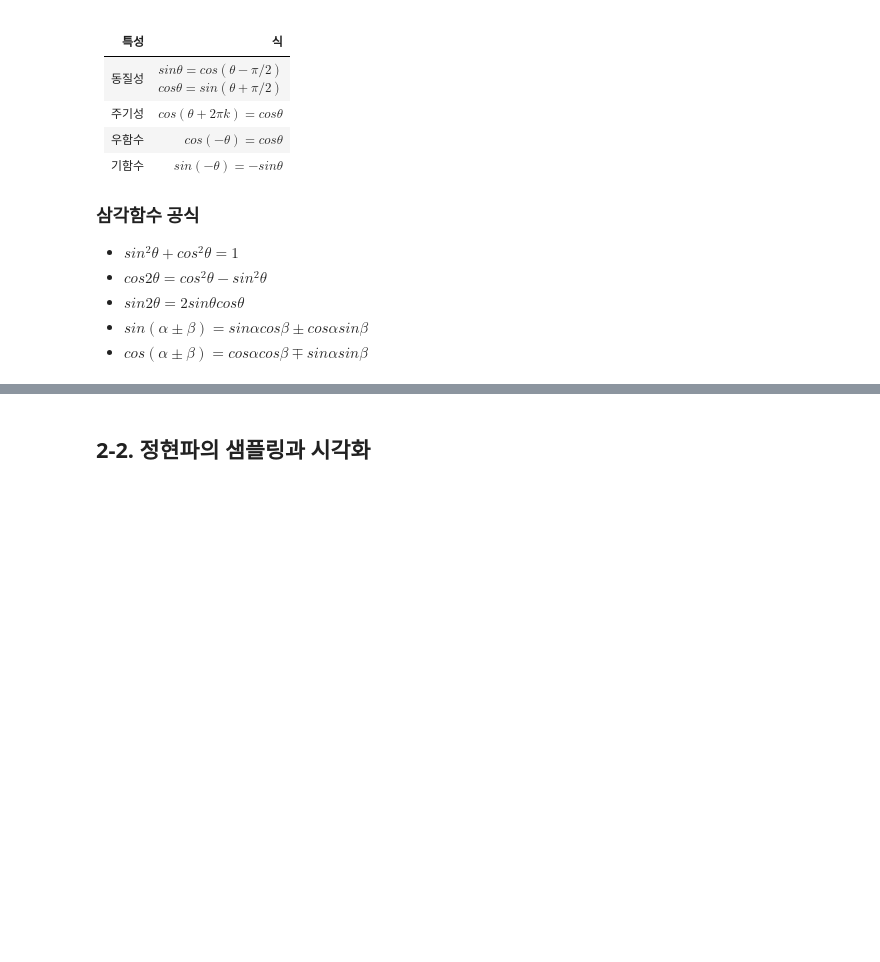
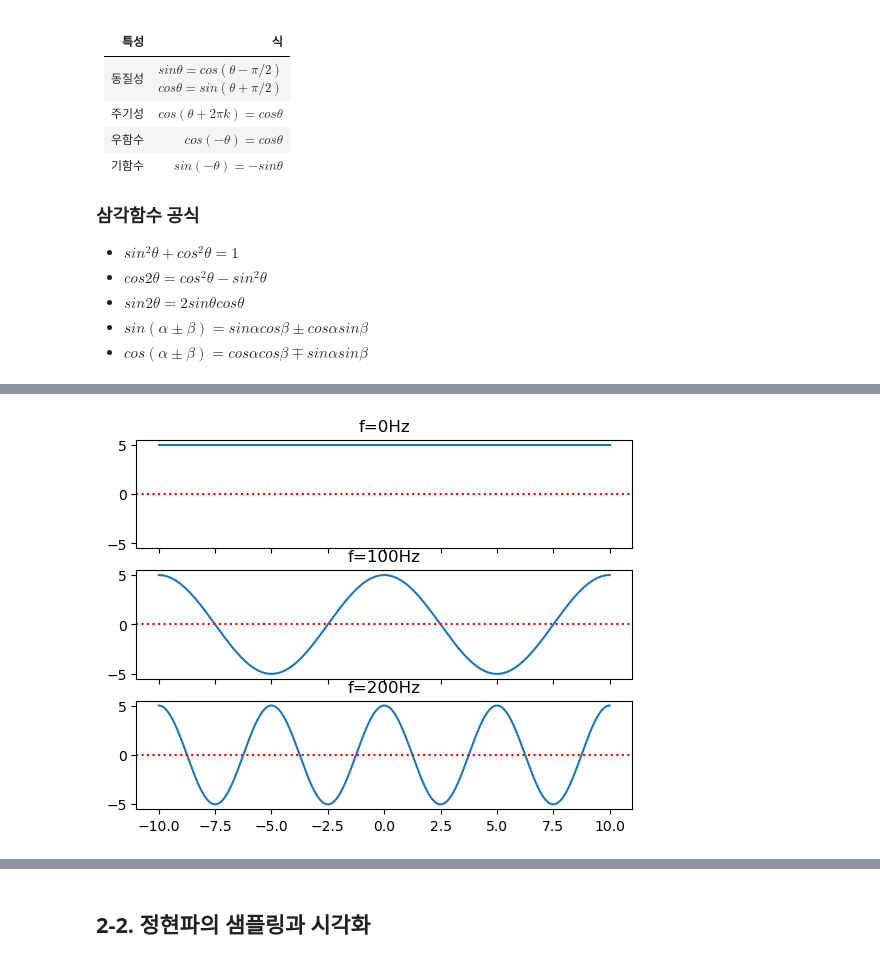
Before and after one commit to nuyhc/AudioFlogging, a Jupyter notebook: Part1. DSP/2_Sinusoids.ipynb, the cells around one changed output, grey strips where cells are left out. Drawn from its saved outputs; the diff is of its cells as text; code cells hidden in the pictures; blank space fills up the shorter version.

```diff
--- a/Part1. DSP/2_Sinusoids.ipynb
+++ b/Part1. DSP/2_Sinusoids.ipynb
@@ -51,0 +82,18 @@ plt.show()
+# %%
+def cos_per_freq(t, f):
+    return 5*np.cos(2*np.pi*f*t)
+
+t = np.linspace(-10, 10, 1000)
+fig, ax = plt.subplots(nrows=3, ncols=1, sharex=True, sharey=True)
+ax[0].plot(t, cos_per_freq(t, 0))
+ax[0].axhline(y=0, color="r", linestyle=":")
+ax[0].set_title("f=0Hz")
+ax[1].plot(t, cos_per_freq(t, 100))
+ax[1].axhline(y=0, color="r", linestyle=":")
+ax[1].set_title("f=100Hz")
+ax[2].plot(t, cos_per_freq(t, 200))
+ax[2].axhline(y=0, color="r", linestyle=":")
+ax[2].set_title("f=200Hz")
+plt.show()
+# %% [output]
+[figure, added]
```
Also changed, not shown: parts of 8 cells of this notebook.
